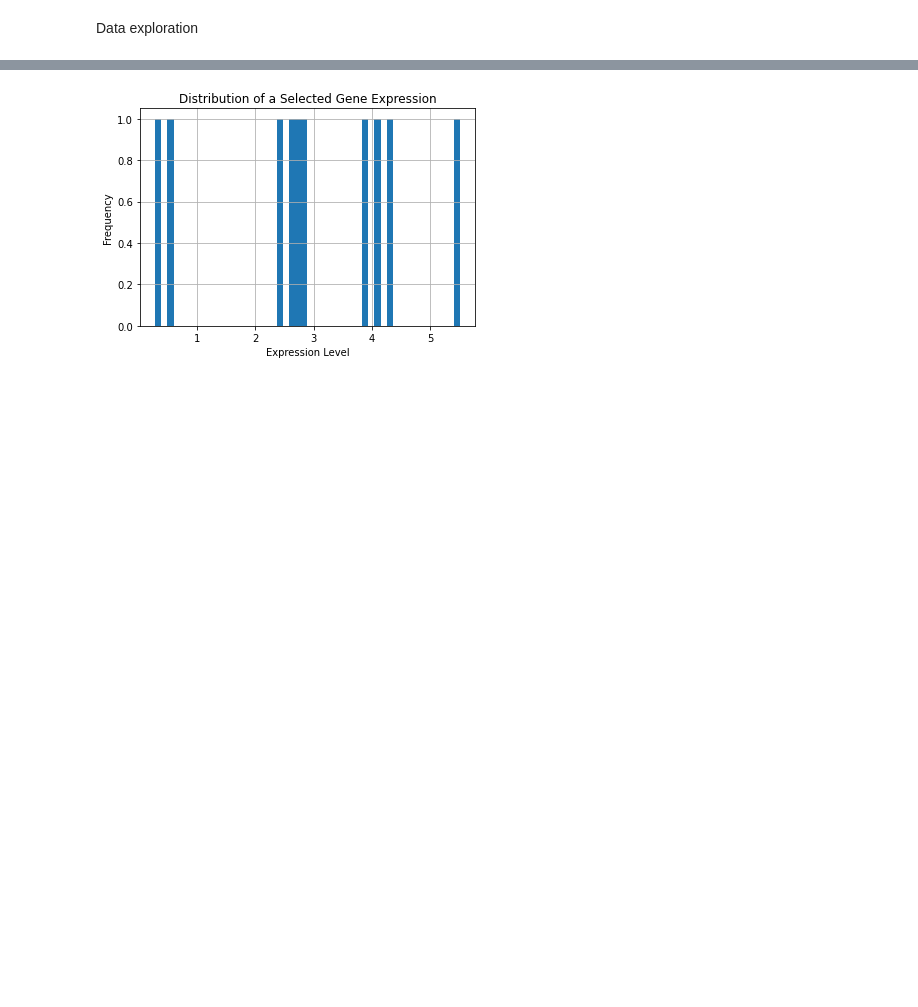
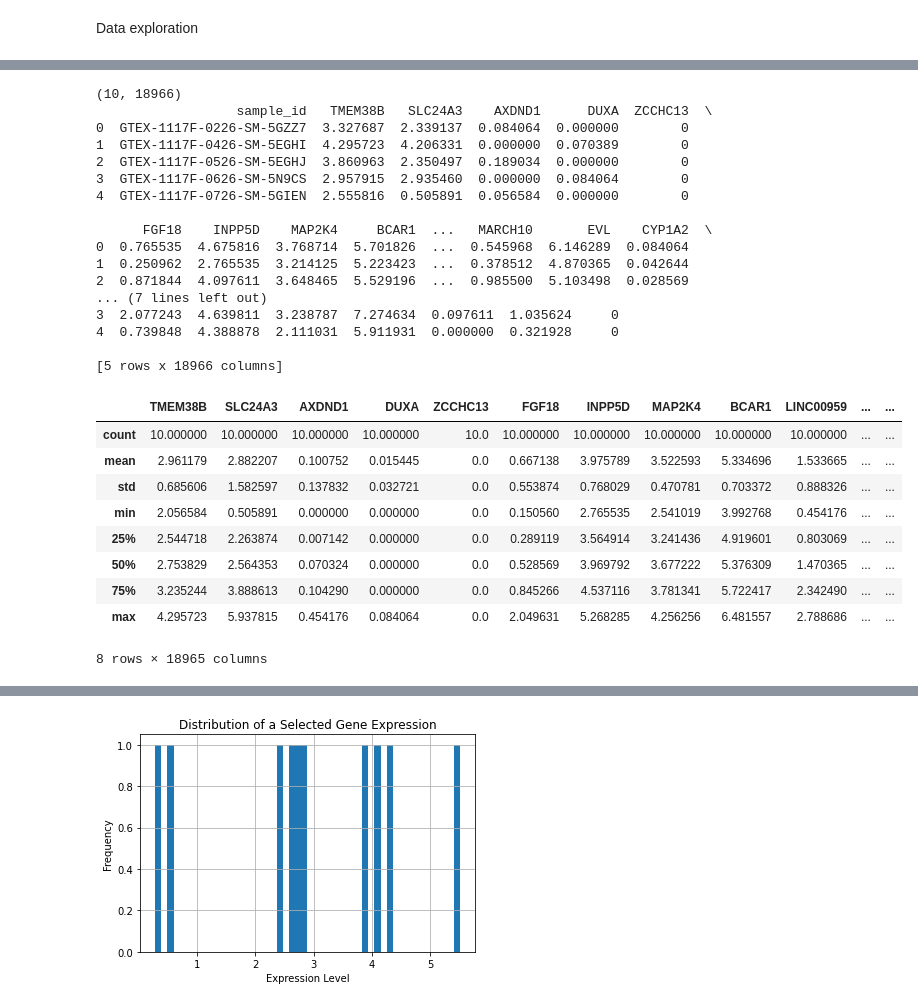
Before and after one commit to notaiax/Prediction-of-protein-isoforms-using-semi-supervised-learning, a Jupyter notebook: explore_data.ipynb, the cells around one changed output, grey strips where cells are left out. Drawn from its saved outputs; the diff is of its cells as text; code cells hidden in the pictures; blank space fills up the shorter version.

```diff
--- a/aiax_project.ipynb
+++ b/explore_data.ipynb
@@ -64,0 +66,34 @@ archs4_chunk.describe()
+# %%
+chunk = gtex_gene_chunk
+
+print(chunk.shape)
+print(chunk.head())
+chunk.describe()
+# %% [output]
+(10, 18966)
+                  sample_id   TMEM38B   SLC24A3    AXDND1      DUXA  ZCCHC13  \
+0  GTEX-1117F-0226-SM-5GZZ7  3.327687  2.339137  0.084064  0.000000        0
+1  GTEX-1117F-0426-SM-5EGHI  4.295723  4.206331  0.000000  0.070389        0
+2  GTEX-1117F-0526-SM-5EGHJ  3.860963  2.350497  0.189034  0.000000        0
+3  GTEX-1117F-0626-SM-5N9CS  2.957915  2.935460  0.000000  0.084064        0
+4  GTEX-1117F-0726-SM-5GIEN  2.555816  0.505891  0.056584  0.000000        0
+
+      FGF18    INPP5D    MAP2K4     BCAR1  ...   MARCH10       EVL    CYP1A2  \
+0  0.765535  4.675816  3.768714  5.701826  ...  0.545968  6.146289  0.084064
+1  0.250962  2.765535  3.214125  5.223423  ...  0.378512  4.870365  0.042644
+2  0.871844  4.097611  3.648465  5.529196  ...  0.985500  5.103498  0.028569
+... (7 lines left out)
+3  2.077243  4.639811  3.238787  7.274634  0.097611  1.035624     0
+4  0.739848  4.388878  2.111031  5.911931  0.000000  0.321928     0
+
+[5 rows x 18966 columns]
+|  | TMEM38B | SLC24A3 | AXDND1 | DUXA | ZCCHC13 | FGF18 | INPP5D | MAP2K4 | BCAR1 | LINC00959 | ... | ... |
+| count | 10.000000 | 10.000000 | 10.000000 | 10.000000 | 10.0 | 10.000000 | 10.000000 | 10.000000 | 10.000000 | 10.000000 | ... | ... |
+| mean | 2.961179 | 2.882207 | 0.100752 | 0.015445 | 0.0 | 0.667138 | 3.975789 | 3.522593 | 5.334696 | 1.533665 | ... | ... |
+| std | 0.685606 | 1.582597 | 0.137832 | 0.032721 | 0.0 | 0.553874 | 0.768029 | 0.470781 | 0.703372 | 0.888326 | ... | ... |
+| min | 2.056584 | 0.505891 | 0.000000 | 0.000000 | 0.0 | 0.150560 | 2.765535 | 2.541019 | 3.992768 | 0.454176 | ... | ... |
+| 25% | 2.544718 | 2.263874 | 0.007142 | 0.000000 | 0.0 | 0.289119 | 3.564914 | 3.241436 | 4.919601 | 0.803069 | ... | ... |
+| 50% | 2.753829 | 2.564353 | 0.070324 | 0.000000 | 0.0 | 0.528569 | 3.969792 | 3.677222 | 5.376309 | 1.470365 | ... | ... |
+| 75% | 3.235244 | 3.888613 | 0.104290 | 0.000000 | 0.0 | 0.845266 | 4.537116 | 3.781341 | 5.722417 | 2.342490 | ... | ... |
+| max | 4.295723 | 5.937815 | 0.454176 | 0.084064 | 0.0 | 2.049631 | 5.268285 | 4.256256 | 6.481557 | 2.788686 | ... | ... |
+8 rows × 18965 columns
```
Also changed, not shown: parts of 5 cells of this notebook.
